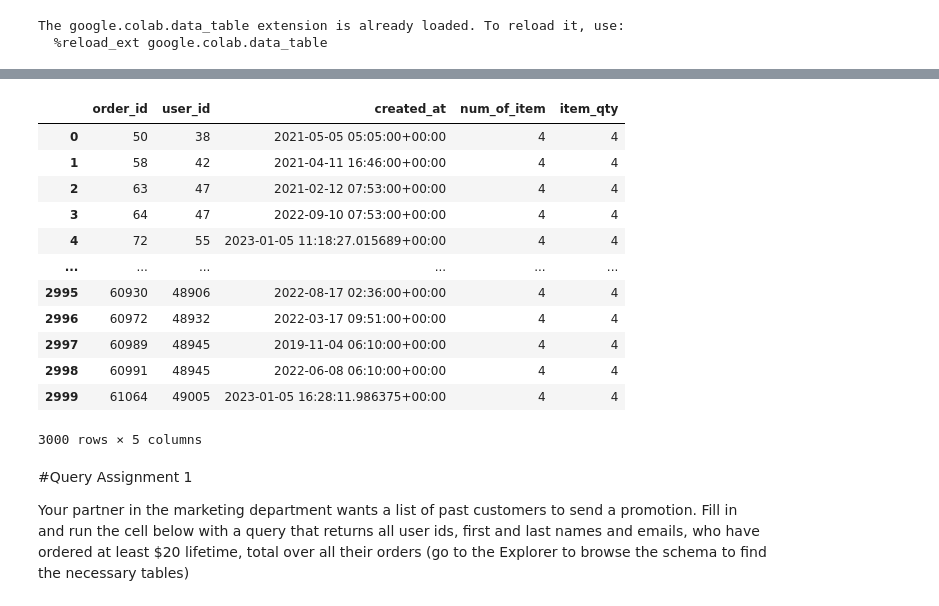
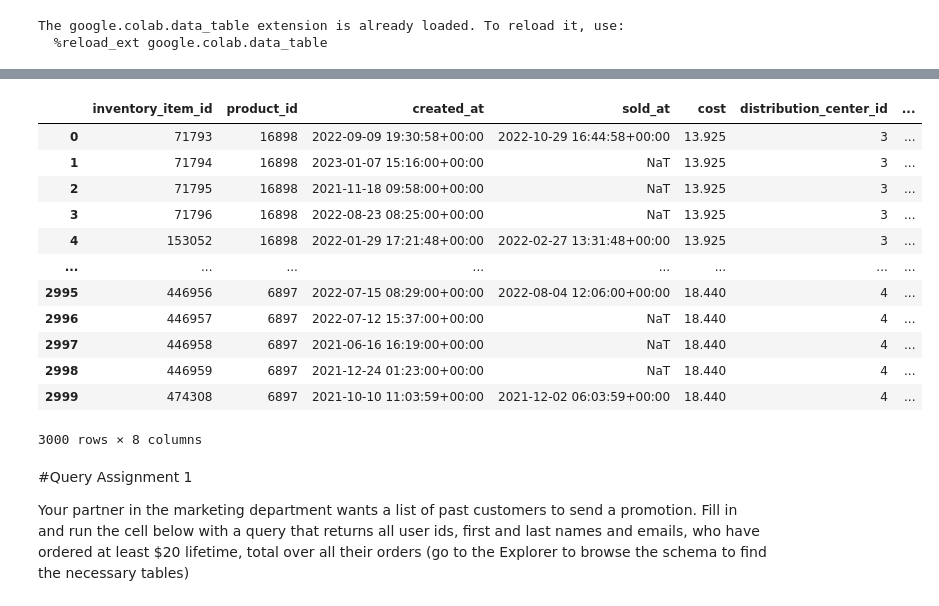
Before and after one commit to everardogarciaf/portfolio, a Jupyter notebook: Everardo_Garcia_Flores_senior_data_analyst_homework.ipynb, the cells around one changed output, grey strips where cells are left out. Saved outputs shown, nothing was run; the diff lists cells and outputs as text; code cells hidden in the pictures.

```diff
--- a/Everardo_Garcia_Flores_senior_data_analyst_homework.ipynb
+++ b/Everardo_Garcia_Flores_senior_data_analyst_homework.ipynb
@@ -56,44 +44,46 @@ FROM `bigquery-public-data.thelook_ecommerce.products` limit 10
 SELECT
   *
 FROM `bigquery-public-data.thelook_ecommerce.products` limit 10
-# %%
-#---------TEST AREA---------
-
-%%bigquery --project cypress-hw
-# replace 'your-project-id' with your personal project id where you linked the data set
-
-#result of same query below is returned to memory as the variable df, which is a pandas dataframe object
-SELECT
-    o.order_id
-    , o.user_id
-    , o.created_at
-    , o.num_of_item
-    # , oi.id
-    # , oi.product_id
-    # , oi.inventory_item_id
-    , COUNT(DISTINCT oi.product_id) AS item_qty
-
-FROM bigquery-public-data.thelook_ecommerce.orders o
-LEFT JOIN bigquery-public-data.thelook_ecommerce.order_items oi
-    ON oi.order_id = o.order_id
-# WHERE o.num_of_item = 4
-GROUP BY 1, 2, 3, 4
-ORDER BY o.num_of_item DESC, o.order_id
-LIMIT 3000
-# %% [output]
-|  | order_id | user_id | created_at | num_of_item | item_qty |
-| 0 | 50 | 38 | 2021-05-05 05:05:00+00:00 | 4 | 4 |
-| 1 | 58 | 42 | 2021-04-11 16:46:00+00:00 | 4 | 4 |
-| 2 | 63 | 47 | 2021-02-12 07:53:00+00:00 | 4 | 4 |
-| 3 | 64 | 47 | 2022-09-10 07:53:00+00:00 | 4 | 4 |
-| 4 | 72 | 55 | 2023-01-05 11:18:27.015689+00:00 | 4 | 4 |
-| ... | ... | ... | ... | ... | ... |
-| 2995 | 60930 | 48906 | 2022-08-17 02:36:00+00:00 | 4 | 4 |
-| 2996 | 60972 | 48932 | 2022-03-17 09:51:00+00:00 | 4 | 4 |
-| 2997 | 60989 | 48945 | 2019-11-04 06:10:00+00:00 | 4 | 4 |
-| 2998 | 60991 | 48945 | 2022-06-08 06:10:00+00:00 | 4 | 4 |
-| 2999 | 61064 | 49005 | 2023-01-05 16:28:11.986375+00:00 | 4 | 4 |
-3000 rows × 5 columns
+# %%
+#---------TEST AREA---------
+
+%%bigquery --project cypress-hw
+# replace 'your-project-id' with your personal project id where you linked the data set
+
+----------Do some exploratory work on distribution centers
+---Location
+---Order Frequency
+---Monthly Inventory
+---
+
+SELECT
+  i.id AS inventory_item_id
+  , i.product_id
+  , i.created_at
+  , i.sold_at
+  , i.cost
+  , d.id AS distribution_center_id
+  , d.name AS dist_center_location
+  , CASE WHEN i.sold_at >= i.created_at THEN 0 ELSE 1 END AS is_in_warehouse
+
+FROM bigquery-public-data.thelook_ecommerce.inventory_items i
+LEFT JOIN bigquery-public-data.thelook_ecommerce.distribution_centers d
+  ON d.id = i.product_distribution_center_id
+LIMIT 3000
+# %% [output]
+|  | inventory_item_id | product_id | created_at | sold_at | cost | distribution_center_id | ... |
+| 0 | 71793 | 16898 | 2022-09-09 19:30:58+00:00 | 2022-10-29 16:44:58+00:00 | 13.925 | 3 | ... |
+| 1 | 71794 | 16898 | 2023-01-07 15:16:00+00:00 | NaT | 13.925 | 3 | ... |
+| 2 | 71795 | 16898 | 2021-11-18 09:58:00+00:00 | NaT | 13.925 | 3 | ... |
+| 3 | 71796 | 16898 | 2022-08-23 08:25:00+00:00 | NaT | 13.925 | 3 | ... |
+| 4 | 153052 | 16898 | 2022-01-29 17:21:48+00:00 | 2022-02-27 13:31:48+00:00 | 13.925 | 3 | ... |
+| ... | ... | ... | ... | ... | ... | ... | ... |
+| 2995 | 446956 | 6897 | 2022-07-15 08:29:00+00:00 | 2022-08-04 12:06:00+00:00 | 18.440 | 4 | ... |
+| 2996 | 446957 | 6897 | 2022-07-12 15:37:00+00:00 | NaT | 18.440 | 4 | ... |
+| 2997 | 446958 | 6897 | 2021-06-16 16:19:00+00:00 | NaT | 18.440 | 4 | ... |
+| 2998 | 446959 | 6897 | 2021-12-24 01:23:00+00:00 | NaT | 18.440 | 4 | ... |
+| 2999 | 474308 | 6897 | 2021-10-10 11:03:59+00:00 | 2021-12-02 06:03:59+00:00 | 18.440 | 4 | ... |
+3000 rows × 8 columns
 # %%
 df
 # %% [markdown]
```
Also changed, not shown: parts of 3 cells of this notebook.
